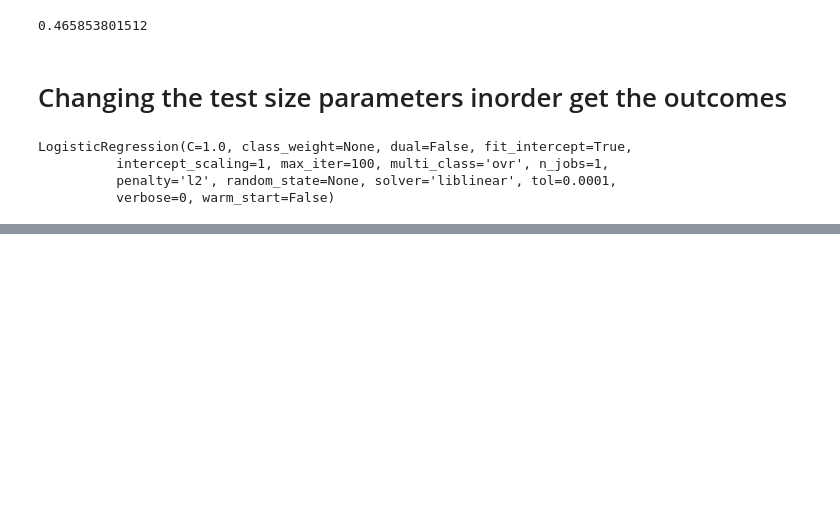
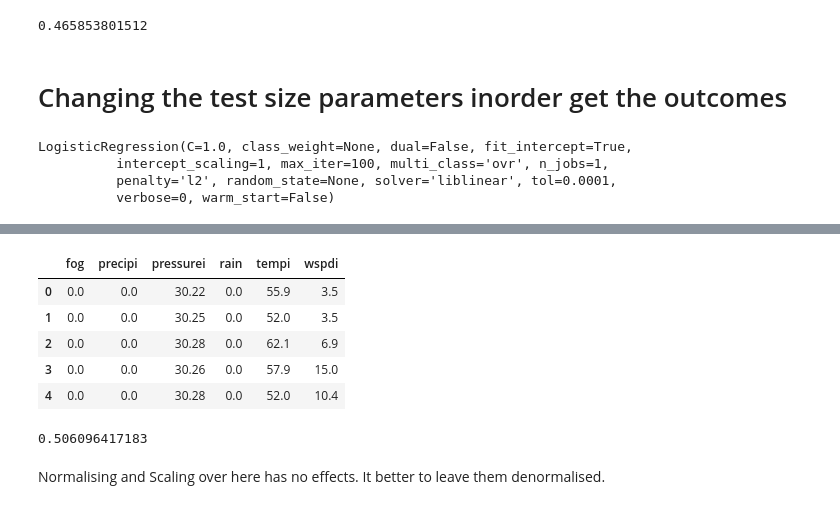
Before and after one commit to AswathKiruba/Machine-Learning, a Jupyter notebook: Multi-Class Classification.ipynb, the cells around one changed output, grey strips where cells are left out. Saved outputs shown, nothing was run; the diff lists cells and outputs as text; code cells hidden in the pictures; blank space fills up the shorter version.

```diff
--- a/Multi-Class Classification.ipynb
+++ b/Multi-Class Classification.ipynb
@@ -122,0 +244,9 @@ print(metrics.accuracy_score(Y_test,Y_pred))
+# %%
+X.head()
+# %% [output]
+|  | fog | precipi | pressurei | rain | tempi | wspdi |
+| 0 | 0.0 | 0.0 | 30.22 | 0.0 | 55.9 | 3.5 |
+| 1 | 0.0 | 0.0 | 30.25 | 0.0 | 52.0 | 3.5 |
+| 2 | 0.0 | 0.0 | 30.28 | 0.0 | 62.1 | 6.9 |
+| 3 | 0.0 | 0.0 | 30.26 | 0.0 | 57.9 | 15.0 |
+| 4 | 0.0 | 0.0 | 30.28 | 0.0 | 52.0 | 10.4 |
@@ -122,0 +255,18 @@ print(metrics.accuracy_score(Y_test,Y_pred))
+# %%
+# We'll first start with k=1000
+
+# Import the kNeighbors Classifiers
+knn = KNeighborsClassifier(n_neighbors = 1000)
+
+# Fit the data
+knn.fit(X_train,Y_train)
+
+# Run a prediction
+Y_pred = knn.predict(X_test)
+
+# Check Accuracy against the Testing Set
+print(metrics.accuracy_score(Y_test,Y_pred))
+# %% [output]
+0.506096417183
+# %% [markdown]
+Normalising and Scaling over here has no effects. It better to leave them denormalised.
```
Also changed, not shown: parts of 22 cells of this notebook.
